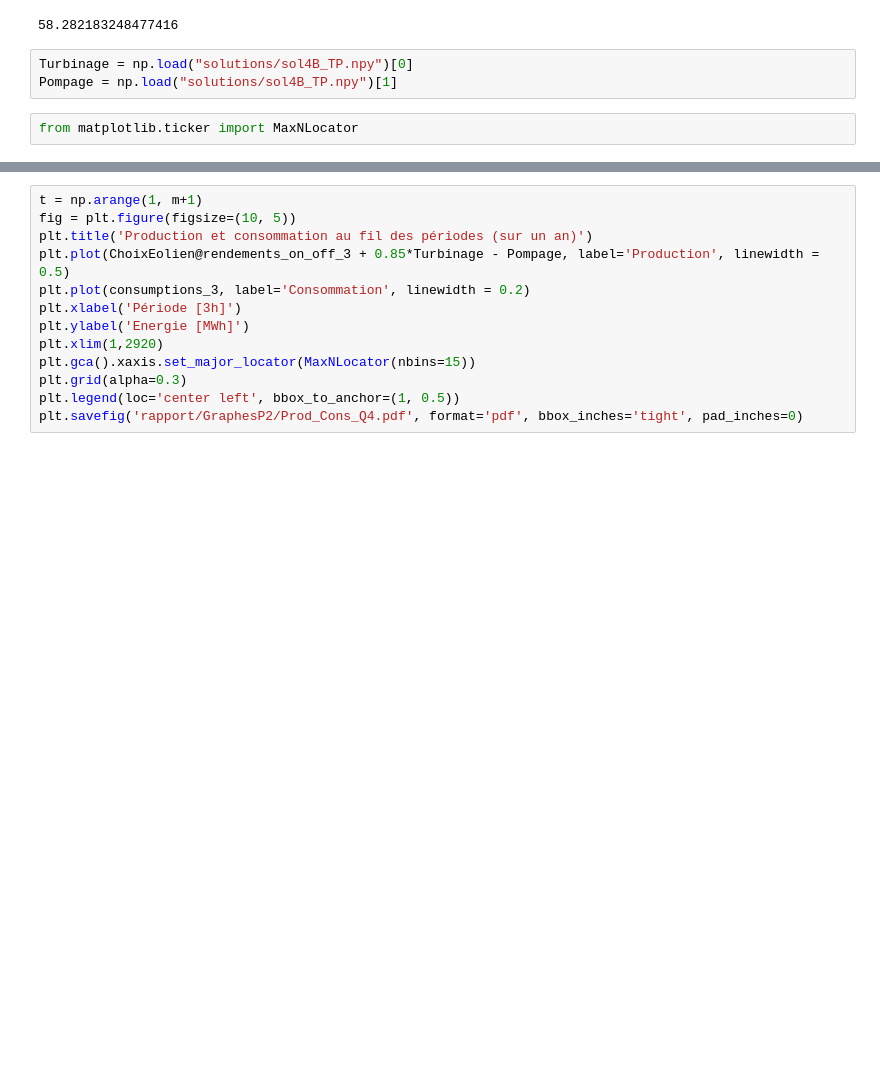
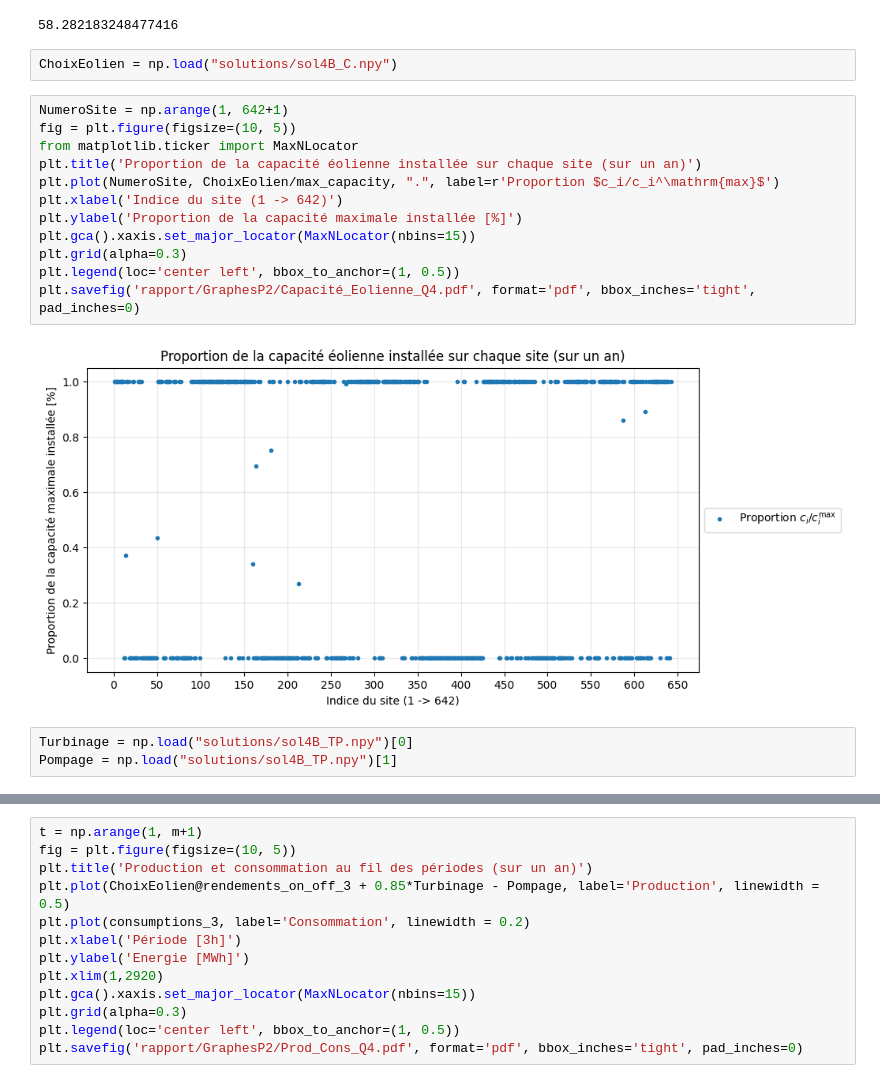
Before and after one commit to AhouLucas/projet-opti, a Jupyter notebook: Partie2/part2.ipynb, the cells around one changed output, grey strips where cells are left out. Drawn from its saved outputs; the diff is of its cells as text; blank space fills up the shorter version.

```diff
--- a/Partie2/part2.ipynb
+++ b/Partie2/part2.ipynb
@@ -177,11 +178,25 @@ CoutTotal = sols["optimum"]
 CoutTotal/ np.sum(consumptions_3) #€/MWh
 # %% [output]
 58.282183248477416
+# %%
+ChoixEolien = np.load("solutions/sol4B_C.npy")
+# %%
+NumeroSite = np.arange(1, 642+1)
+fig = plt.figure(figsize=(10, 5))
+from matplotlib.ticker import MaxNLocator
+plt.title('Proportion de la capacité éolienne installée sur chaque site (sur un an)')
+plt.plot(NumeroSite, ChoixEolien/max_capacity, ".", label=r'Proportion $c_i/c_i^\mathrm{max}$')
+plt.xlabel('Indice du site (1 -> 642)')
+plt.ylabel('Proportion de la capacité maximale installée [%]')
+plt.gca().xaxis.set_major_locator(MaxNLocator(nbins=15))
+plt.grid(alpha=0.3)
+plt.legend(loc='center left', bbox_to_anchor=(1, 0.5))
+plt.savefig('rapport/GraphesP2/Capacité_Eolienne_Q4.pdf', format='pdf', bbox_inches='tight', pad_inches=0)
+# %% [output]
+[figure, added]
 # %%
 Turbinage = np.load("solutions/sol4B_TP.npy")[0]
 Pompage = np.load("solutions/sol4B_TP.npy")[1]
-# %%
-from matplotlib.ticker import MaxNLocator
 # %%
 t = np.arange(1, m+1)
 
```
Also changed, not shown: parts of 22 cells of this notebook.
